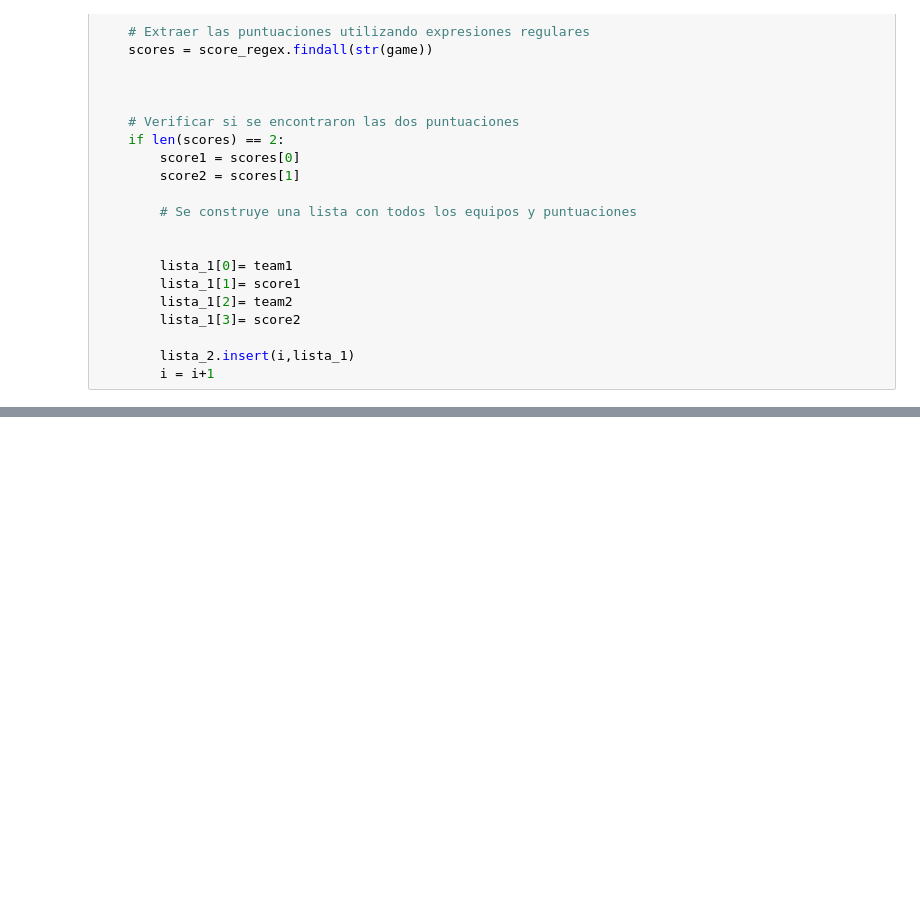
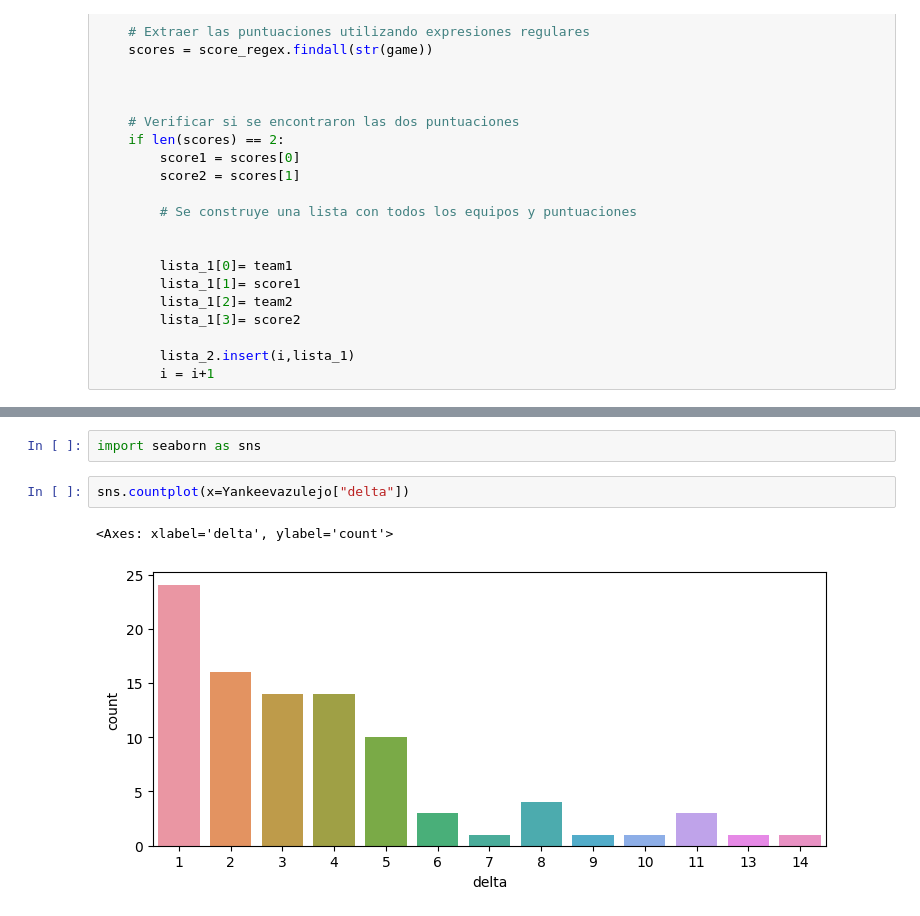
Before and after one commit to anakingui/portfolio, a Jupyter notebook: mlb_scores.ipynb, the cells around one changed output, grey strips where cells are left out. Drawn from its saved outputs; the diff is of its cells as text; blank space fills up the shorter version.

```diff
--- a/mlb_scores.ipynb
+++ b/mlb_scores.ipynb
@@ -88,0 +170,7 @@ for j in range(2018,2024):
+# %%
+import seaborn as sns
+# %%
+sns.countplot(x=Yankeevazulejo["delta"])
+# %% [output]
+<Axes: xlabel='delta', ylabel='count'>
+[figure, added]
```
Also changed, not shown: parts of 14 cells of this notebook.
